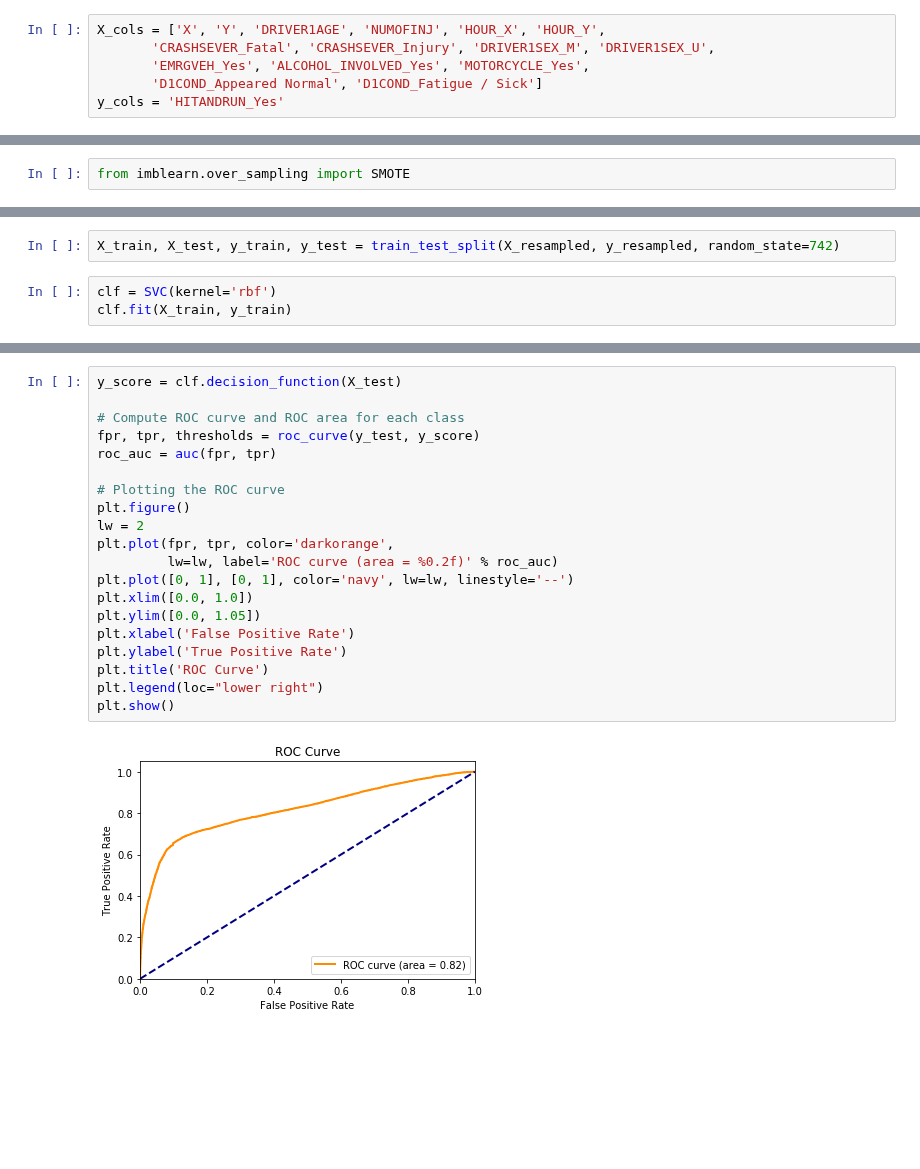
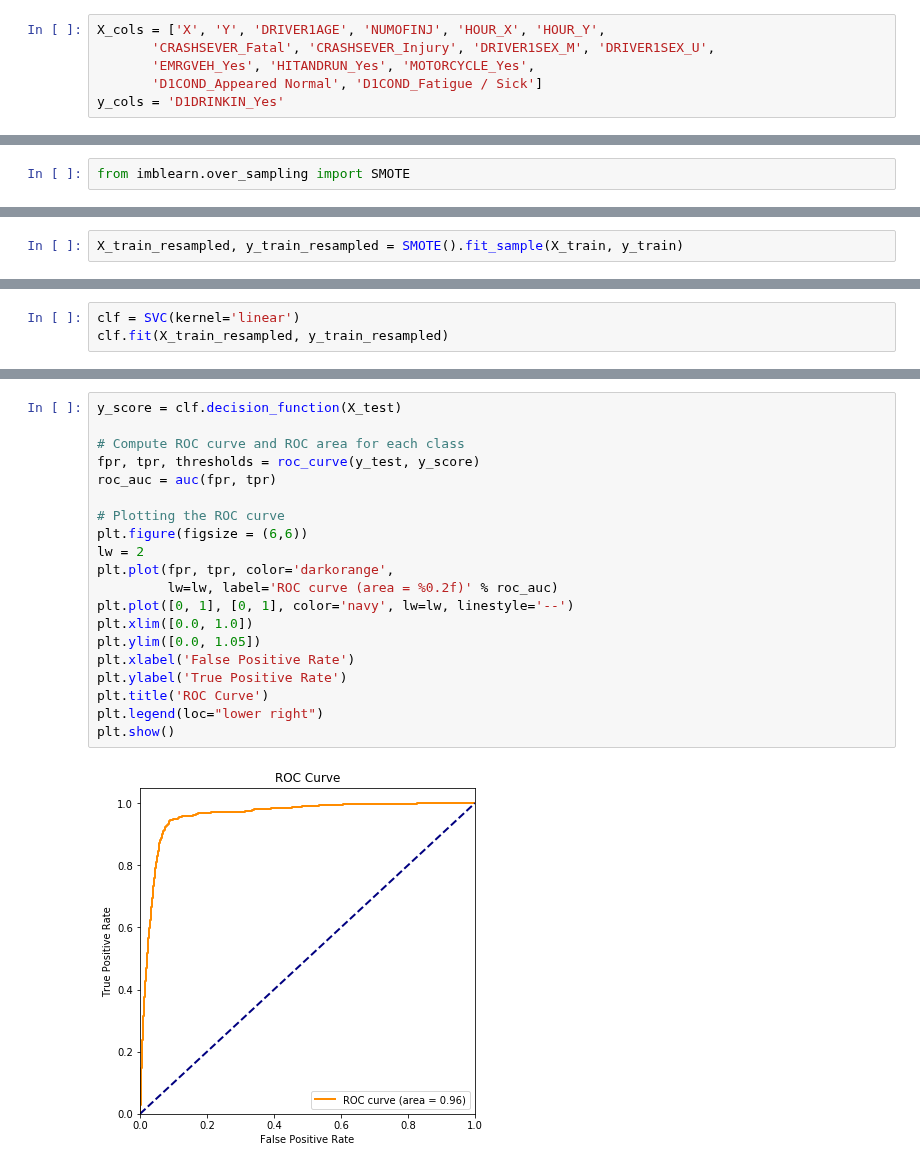
Before and after one commit to collinprather/Big-Data-Ignite-2018, a Jupyter notebook: Support_Vector_Machines/SVM_scratch.ipynb, the cells around one changed output, grey strips where cells are left out. Cells and saved outputs as stored; diff of their text form; blank space fills up the shorter version.

```diff
--- a/Support_Vector_Machines/SVM_scratch.ipynb
+++ b/Support_Vector_Machines/SVM_scratch.ipynb
@@ -108,9 +108,9 @@ ValueError: min() arg is an empty sequence
 # %%
 X_cols = ['X', 'Y', 'DRIVER1AGE', 'NUMOFINJ', 'HOUR_X', 'HOUR_Y',
        'CRASHSEVER_Fatal', 'CRASHSEVER_Injury', 'DRIVER1SEX_M', 'DRIVER1SEX_U',
-       'EMRGVEH_Yes', 'ALCOHOL_INVOLVED_Yes', 'MOTORCYCLE_Yes',
+       'EMRGVEH_Yes', 'HITANDRUN_Yes', 'MOTORCYCLE_Yes',
        'D1COND_Appeared Normal', 'D1COND_Fatigue / Sick']
-y_cols = 'HITANDRUN_Yes'
+y_cols = 'D1DRINKIN_Yes'
 # %%
 crash_data = pd.read_csv('Data/Crash_data_prepared.csv')
 X = crash_data.loc[:, X_cols]
@@ -222 +200,3 @@ X_resampled, y_resampled = SMOTE().fit_sample(X, y)
+# %%
+X_train_resampled, y_train_resampled = SMOTE().fit_sample(X_train, y_train)
 # %%
@@ -226,7 +206,5 @@ print(sorted(Counter(y_resampled).items()))
-# %%
-X_train, X_test, y_train, y_test = train_test_split(X_resampled, y_resampled, random_state=742)
 # %%
-clf = SVC(kernel='rbf')
-clf.fit(X_train, y_train)
+clf = SVC(kernel='linear')
+clf.fit(X_train_resampled, y_train_resampled)
 # %% [output]
 SVC(C=1.0, cache_size=200, class_weight=None, coef0=0.0,
@@ -257,22 +239,22 @@ False Positives: 1393
 # %%
 y_score = clf.decision_function(X_test)
 
 # Compute ROC curve and ROC area for each class
 fpr, tpr, thresholds = roc_curve(y_test, y_score)
 roc_auc = auc(fpr, tpr)
 
 # Plotting the ROC curve
-plt.figure()
+plt.figure(figsize = (6,6))
 lw = 2
 plt.plot(fpr, tpr, color='darkorange',
          lw=lw, label='ROC curve (area = %0.2f)' % roc_auc)
 plt.plot([0, 1], [0, 1], color='navy', lw=lw, linestyle='--')
 plt.xlim([0.0, 1.0])
 plt.ylim([0.0, 1.05])
 plt.xlabel('False Positive Rate')
 plt.ylabel('True Positive Rate')
 plt.title('ROC Curve')
 plt.legend(loc="lower right")
 plt.show()
 # %% [output]
-[figure, old version]
+[figure, new version]
```
Also changed, not shown: parts of 15 cells of this notebook, 14 other files.
